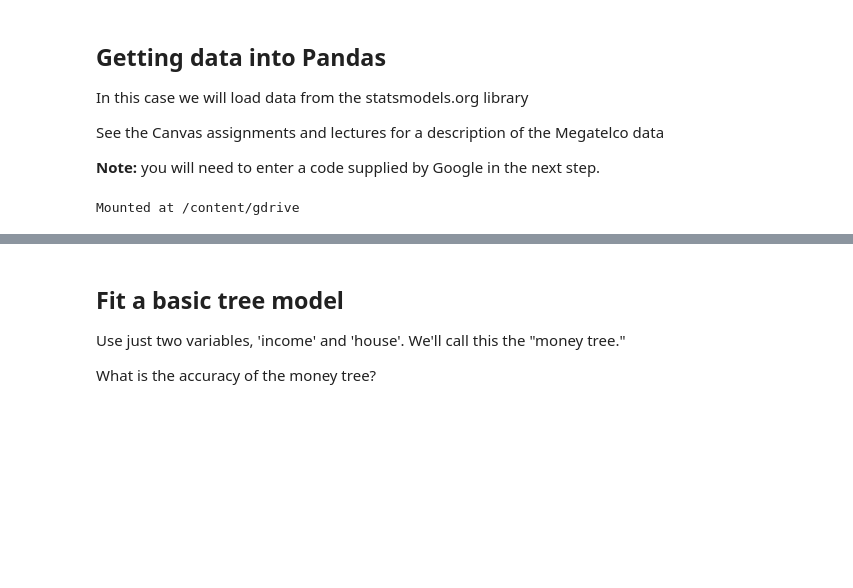
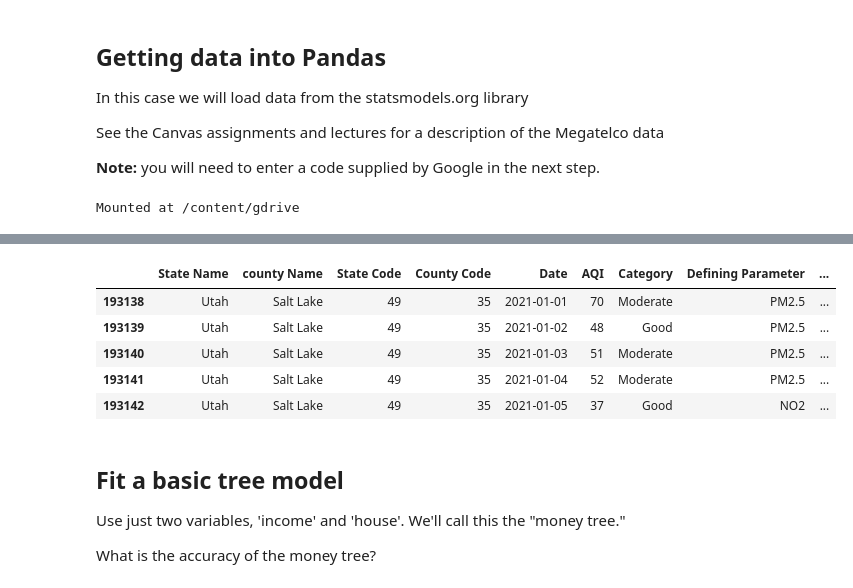
Before and after one commit to tswiger34/Business-Analytics, a Jupyter notebook: module5_script_v1_4.ipynb, the cells around one changed output, grey strips where cells are left out. Cells and saved outputs as stored; diff of their text form; code cells hidden in the pictures; blank space fills up the shorter version.

```diff
--- a/module5_script_v1_4.ipynb
+++ b/module5_script_v1_4.ipynb
@@ -235,0 +105,18 @@ df_clean['leave_flag'].mean()
+# %%
+df = df.loc[df['county Name'] == 'Salt Lake']
+summer_mask = (df['Date'] > '2021-06-21') & (df['Date'] < '2013-09-23')
+winter_mask = (df['Date'] > '2021-12-21') & (df['Date'] < '2013-03-20')
+fall_mask = (df['Date'] > '2021-09-22') & (df['Date'] < '2013-12-22')
+spring_mask = (df['Date'] > '2021-03-19') & (df['Date'] < '2013-06-22')
+
+df['Summer'] = 0
+df['Winter'] = 0
+df['Fall'] = 0
+df['Spring'] = 0
+df['Summer'] = np.where(summer_mask, 1, 0)
+df['Winter'] = np.where(winter_mask, 1, 0)
+df['Fall'] = np.where(fall_mask, 1, 0)
+df['Spring'] = np.where(spring_mask, 1, 0)
+
+param_dummy = pd.get_dummies(df['Defining Parameter'])
+df = pd.concat([df, param_dummy], axis=1)
@@ -236,3 +141,12 @@ df_clean['leave_flag'].mean()
+# %%
+df.head()
+# %% [output]
+|  | State Name | county Name | State Code | County Code | Date | AQI | Category | Defining Parameter | ... |
+| 193138 | Utah | Salt Lake | 49 | 35 | 2021-01-01 | 70 | Moderate | PM2.5 | ... |
+| 193139 | Utah | Salt Lake | 49 | 35 | 2021-01-02 | 48 | Good | PM2.5 | ... |
+| 193140 | Utah | Salt Lake | 49 | 35 | 2021-01-03 | 51 | Moderate | PM2.5 | ... |
+| 193141 | Utah | Salt Lake | 49 | 35 | 2021-01-04 | 52 | Moderate | PM2.5 | ... |
+| 193142 | Utah | Salt Lake | 49 | 35 | 2021-01-05 | 37 | Good | NO2 | ... |
 # %% [markdown]
 ## Fit a basic tree model
 
```
Also changed, not shown: parts of 21 cells of this notebook.
